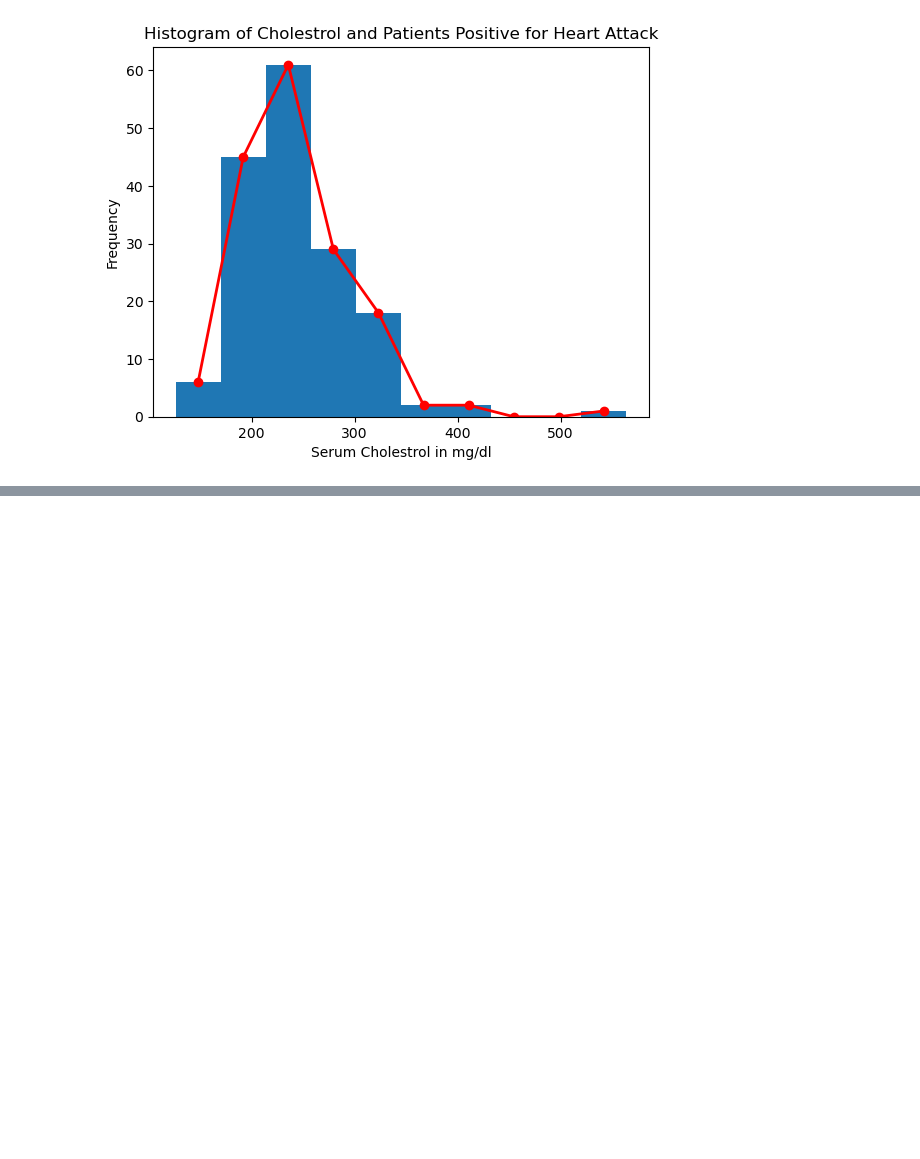
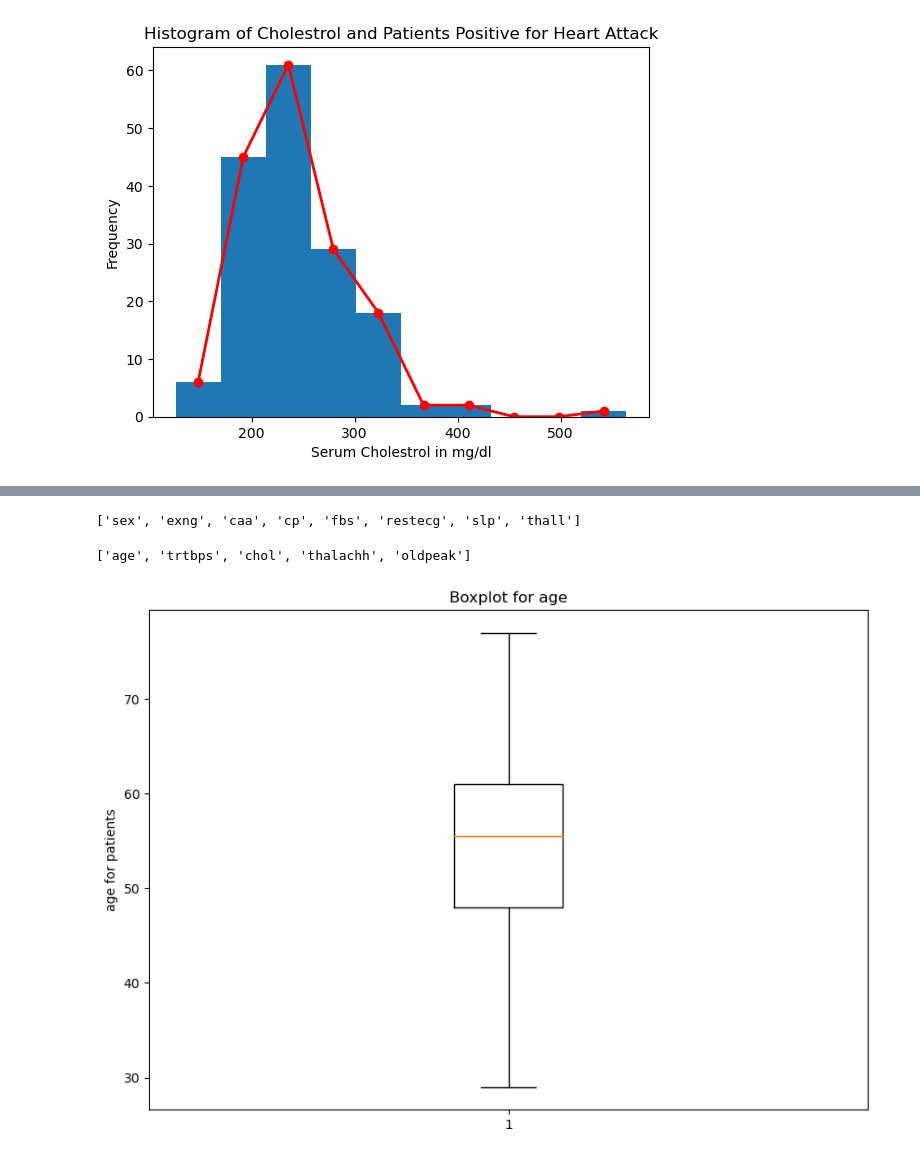
Before and after one commit to Lfg2st/CardioGuardian, a Jupyter notebook: main.ipynb, the cells around one changed output, grey strips where cells are left out. Saved outputs shown, nothing was run; the diff lists cells and outputs as text; code cells hidden in the pictures; blank space fills up the shorter version.

```diff
--- a/main.ipynb
+++ b/main.ipynb
@@ -418,0 +498,21 @@ Text(0.5, 0, 'Serum Cholestrol in mg/dl')
+# %%
+cat_cols = ['sex','exng','caa','cp','fbs','restecg','slp','thall']
+con_cols = ["age","trtbps","chol","thalachh","oldpeak"]
+
+cat_cols
+# %% [output]
+['sex', 'exng', 'caa', 'cp', 'fbs', 'restecg', 'slp', 'thall']
+# %%
+con_cols
+# %% [output]
+['age', 'trtbps', 'chol', 'thalachh', 'oldpeak']
+# %%
+index = 0
+plt.figure(figsize = (10,7))
+plt.boxplot(df[con_cols[index]])
+plt.title(f'Boxplot for {con_cols[index]}')
+plt.xlabel("")
+plt.ylabel(f"{con_cols[index]} for patients")
+# plt.savefig(f'{con_cols[index]}_boxplot.jpeg')
+# %% [output]
+[figure, added]
```
Also changed, not shown: parts of 20 cells of this notebook, 5 other files.
